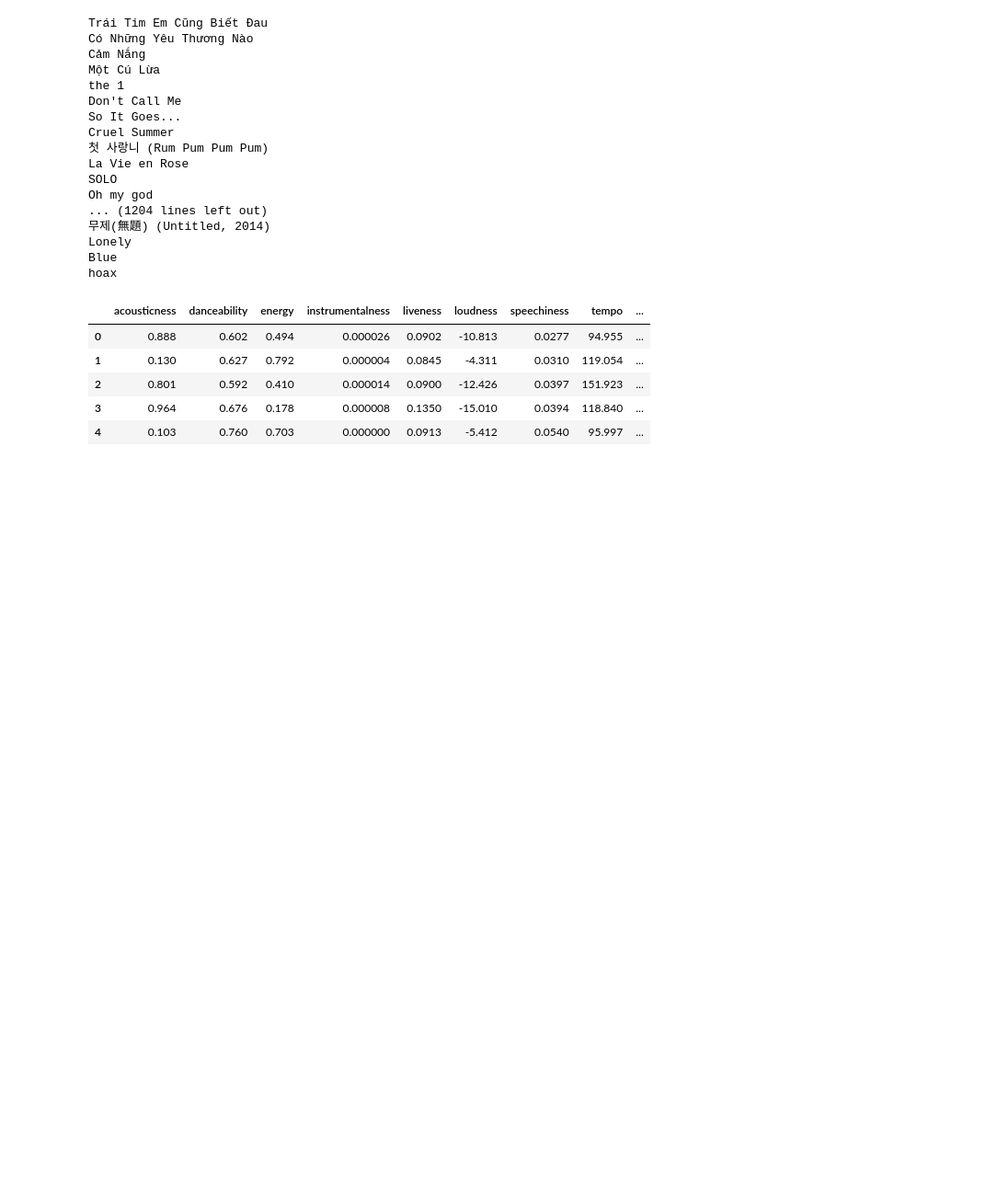
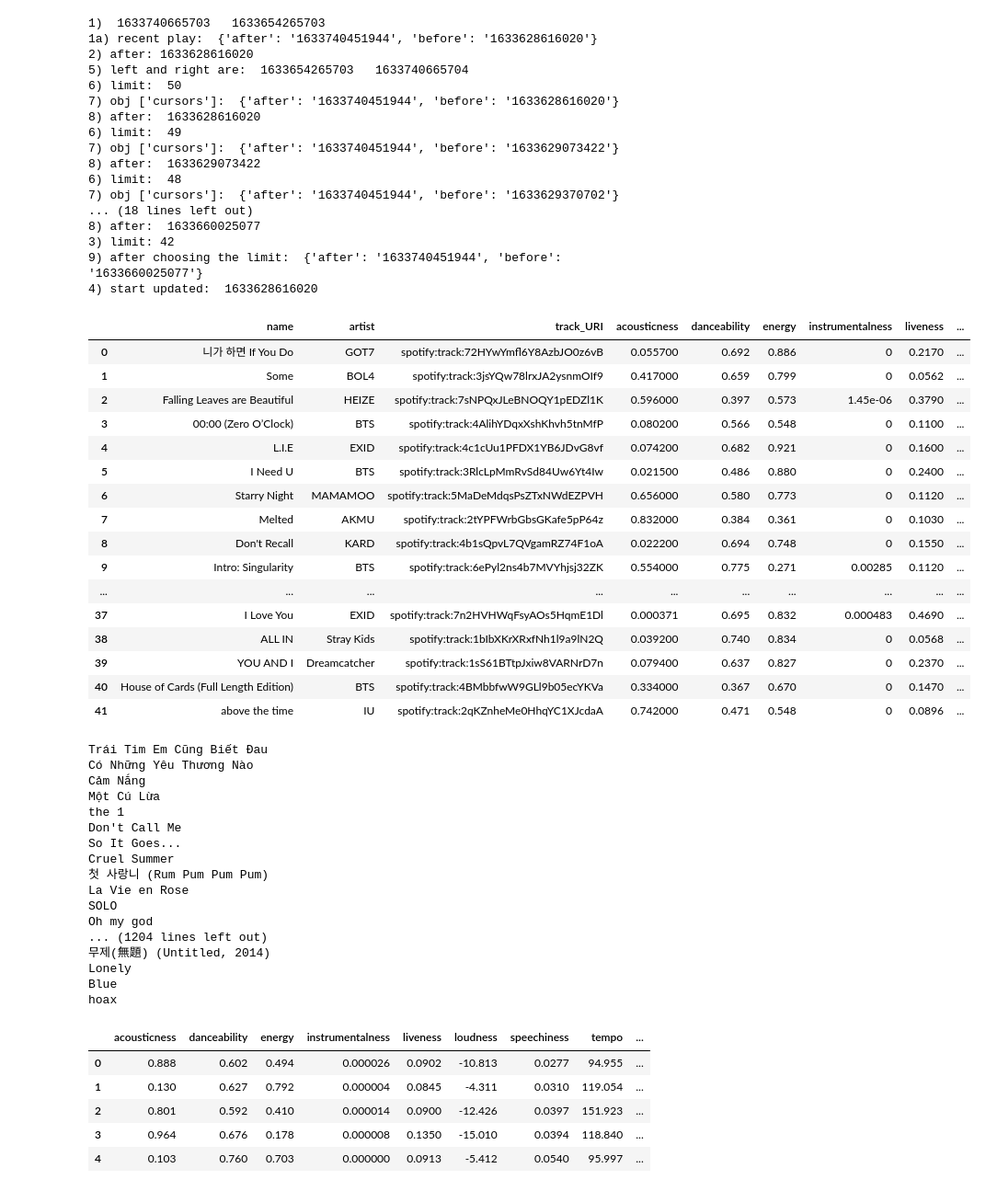
Before and after one commit to irenechang1510/mood-journaling, a Jupyter notebook: experiment.ipynb, the cells around one changed output. Shown: that part at 92% size. Cells and saved outputs as stored; diff of their text form; code cells hidden in the pictures; blank space fills up the shorter version.

```diff
--- a/experiment.ipynb
+++ b/experiment.ipynb
@@ -2,10 +2,11 @@
 import spotipy
 import spotipy.util as util
 
-client_id = 'xxx'
-client_secret = 'xxx'
-username='xxx'
+client_id = 'a4601a5ae121413e9450015d6c0febaa'
+client_secret = 'ed18559d5243412281ab9c5e80a0db65'
+username='5dpgk6tgb1w0swe0ni3v8s1c9'
 redirect_uri='http://localhost:3000/'
+
 
 
 token = util.prompt_for_user_token(
@@ -18,26 +19,30 @@ token = util.prompt_for_user_token(
 sp = spotipy.Spotify(auth=token)
 # %%
 def get_daily_songs(start, stop):
+    print("1) ", start, " ", stop)
     names, uris, artists, recent_list = [], [], [], []
 
     # get the songs from Sep 1st 0am to Sep 2nd 0am
 
     # stop when after is past sep 1st 0am
     while (start > stop):
-
         recent_play = sp.current_user_recently_played(before=start, limit=50) # start at sep 2nd 0am
-        after = int(recent_play['cursors']['after'])
-
+        print("1a) recent play: ", recent_play['cursors'])
+        after = int(recent_play['cursors']['before'])
+        print("2) after:", after)
         # if goes over, find the limit threshold
         if after < stop:
-            limit = get_right_limit(stop, start)
+            limit = get_right_limit(stop, start+1)
+            print("3) limit:", limit)
             if limit != 0:
-                recent_play = sp.current_user_recently_played(before=start, limit=limit)
+                recent_play = sp.current_user_recently_played(before=start+1, limit=limit)
+                print("9) after choosing the limit: ", recent_play['cursors'])
             else:
                 break
 
         recent_list.extend( recent_play['items'] )
         start = after
+        print("4) start updated: ", start)
 
     for i in range(len(recent_list)):
         this_song = recent_list[i]['track']
@@ -48,11 +53,15 @@ def get_daily_songs(start, stop):
     return names, uris, artists
 
 def get_right_limit(left, right):
+    print("5) left and right are: ", left, " ", right)
     limit=50
     while limit > 0:
         obj = sp.current_user_recently_played(before=right, limit=limit)
-        after = int(obj ['cursors']['after'])
-        if after > left:
+        print("6) limit: ", limit)
+        mark = int(obj['cursors']['before'])
+        print("7) obj ['cursors']: ", obj['cursors'])
+        print("8) after: ", mark)
+        if mark > left:
             break
         limit -= 1
 
@@ -81,11 +90,47 @@ def get_features_for_playlist(df, start, stop):
 # %%
 import pandas as pd
 import time
 df = pd.DataFrame(columns=['name', 'artist', 'track_URI', 'acousticness', 'danceability', 'energy', 'instrumentalness', 'liveness', 'loudness',
 'speechiness', 'tempo', 'valence'])
 curr_time = int(round(time.time() * 1000))
 df = get_features_for_playlist(df, curr_time, curr_time - 86400000)
-df.head(5)
+# df = get_features_for_playlist(df, 1633736015712, 1633735415712)
+df
+# %% [output]
+1)  1633740665703   1633654265703
+1a) recent play:  {'after': '1633740451944', 'before': '1633628616020'}
+2) after: 1633628616020
+5) left and right are:  1633654265703   1633740665704
+6) limit:  50
+7) obj ['cursors']:  {'after': '1633740451944', 'before': '1633628616020'}
+8) after:  1633628616020
+6) limit:  49
+7) obj ['cursors']:  {'after': '1633740451944', 'before': '1633629073422'}
+8) after:  1633629073422
+6) limit:  48
+7) obj ['cursors']:  {'after': '1633740451944', 'before': '1633629370702'}
+... (18 lines left out)
+8) after:  1633660025077
+3) limit: 42
+9) after choosing the limit:  {'after': '1633740451944', 'before': '1633660025077'}
+4) start updated:  1633628616020
+|  | name | artist | track_URI | acousticness | danceability | energy | instrumentalness | liveness | ... |
+| 0 | 니가 하면 If You Do | GOT7 | spotify:track:72HYwYmfl6Y8AzbJO0z6vB | 0.055700 | 0.692 | 0.886 | 0 | 0.2170 | ... |
+| 1 | Some | BOL4 | spotify:track:3jsYQw78lrxJA2ysnmOIf9 | 0.417000 | 0.659 | 0.799 | 0 | 0.0562 | ... |
+| 2 | Falling Leaves are Beautiful | HEIZE | spotify:track:7sNPQxJLeBNOQY1pEDZl1K | 0.596000 | 0.397 | 0.573 | 1.45e-06 | 0.3790 | ... |
+| 3 | 00:00 (Zero O’Clock) | BTS | spotify:track:4AlihYDqxXshKhvh5tnMfP | 0.080200 | 0.566 | 0.548 | 0 | 0.1100 | ... |
+| 4 | L.I.E | EXID | spotify:track:4c1cUu1PFDX1YB6JDvG8vf | 0.074200 | 0.682 | 0.921 | 0 | 0.1600 | ... |
+| 5 | I Need U | BTS | spotify:track:3RlcLpMmRvSd84Uw6Yt4Iw | 0.021500 | 0.486 | 0.880 | 0 | 0.2400 | ... |
+| 6 | Starry Night | MAMAMOO | spotify:track:5MaDeMdqsPsZTxNWdEZPVH | 0.656000 | 0.580 | 0.773 | 0 | 0.1120 | ... |
+| 7 | Melted | AKMU | spotify:track:2tYPFWrbGbsGKafe5pP64z | 0.832000 | 0.384 | 0.361 | 0 | 0.1030 | ... |
+| 8 | Don't Recall | KARD | spotify:track:4b1sQpvL7QVgamRZ74F1oA | 0.022200 | 0.694 | 0.748 | 0 | 0.1550 | ... |
+| 9 | Intro: Singularity | BTS | spotify:track:6ePyl2ns4b7MVYhjsj32ZK | 0.554000 | 0.775 | 0.271 | 0.00285 | 0.1120 | ... |
+| ... | ... | ... | ... | ... | ... | ... | ... | ... | ... |
+| 37 | I Love You | EXID | spotify:track:7n2HVHWqFsyAOs5HqmE1Dl | 0.000371 | 0.695 | 0.832 | 0.000483 | 0.4690 | ... |
+| 38 | ALL IN | Stray Kids | spotify:track:1bIbXKrXRxfNh1l9a9lN2Q | 0.039200 | 0.740 | 0.834 | 0 | 0.0568 | ... |
+| 39 | YOU AND I | Dreamcatcher | spotify:track:1sS61BTtpJxiw8VARNrD7n | 0.079400 | 0.637 | 0.827 | 0 | 0.2370 | ... |
+| 40 | House of Cards (Full Length Edition) | BTS | spotify:track:4BMbbfwW9GLl9b05ecYKVa | 0.334000 | 0.367 | 0.670 | 0 | 0.1470 | ... |
+| 41 | above the time | IU | spotify:track:2qKZnheMe0HhqYC1XJcdaA | 0.742000 | 0.471 | 0.548 | 0 | 0.0896 | ... |
 # %%
 for i in df['name']:
     print(i)
```
Also changed, not shown: parts of 11 cells of this notebook, 7 other files.
